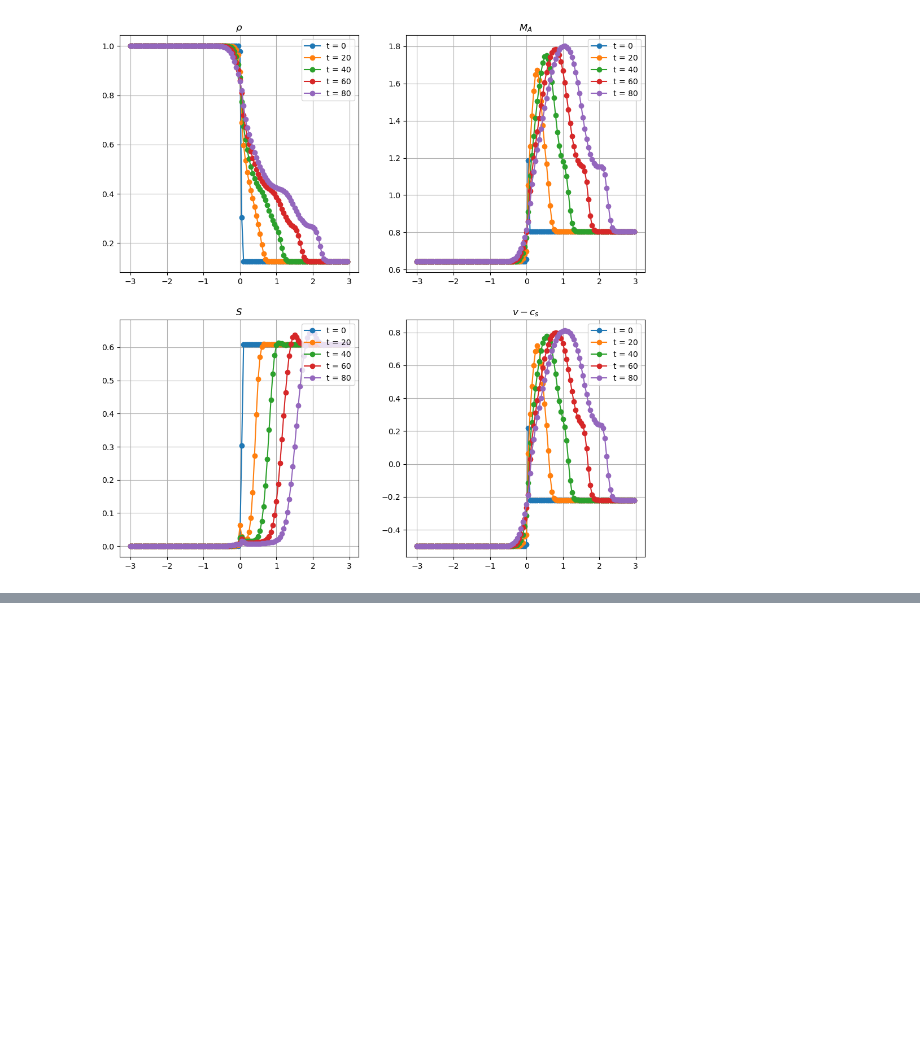
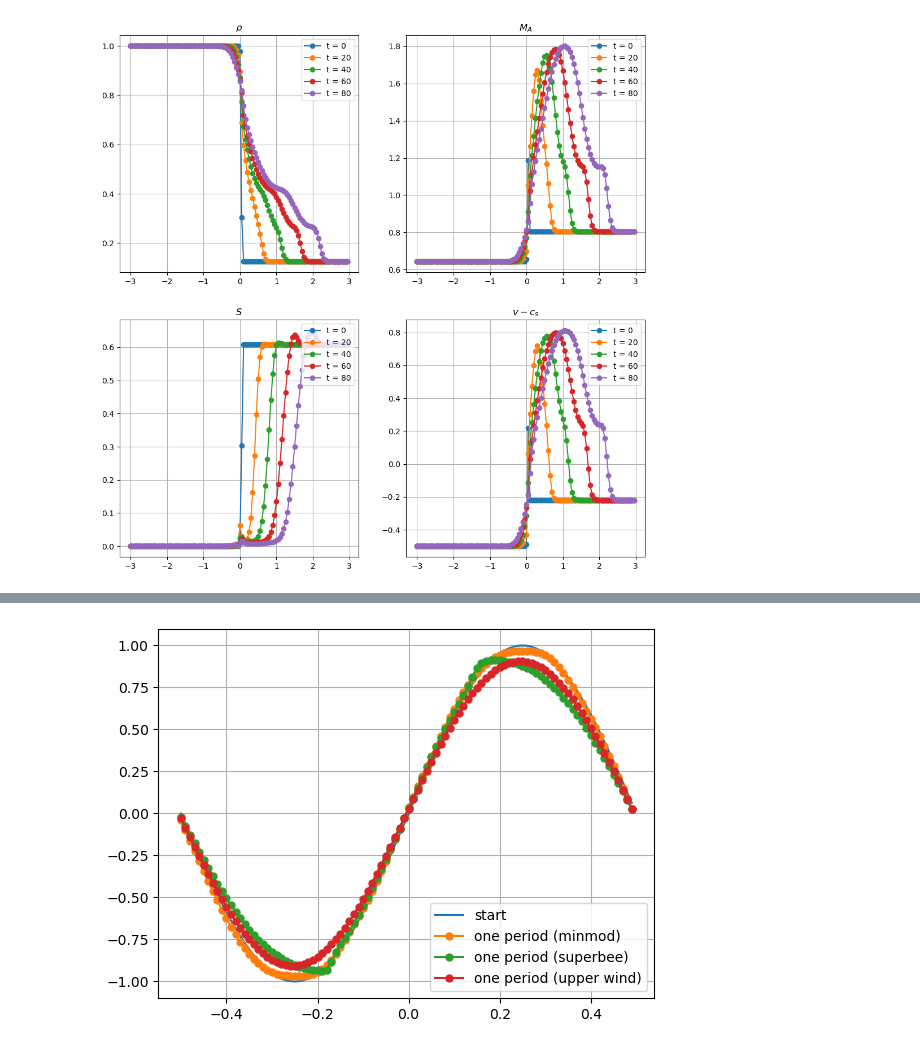
Before and after one commit to Keita-A/RadiativeMHD-simulation, a Jupyter notebook: chap3.ipynb, the cells around one changed output, grey strips where cells are left out. Drawn from its saved outputs; the diff is of its cells as text; code cells hidden in the pictures; blank space fills up the shorter version.

```diff
--- a/chap3.ipynb
+++ b/chap3.ipynb
@@ -237,0 +420,67 @@ plt.show()
+# %%
+def minmod(x, y):
+    return np.sign(x) * np.maximum(0, np.minimum(np.abs(x), np.sign(x)*y))
+
+
+#これでいいはず。下の結果が角ばっているのはsuperbeeを使ったときの特徴らしいし
+def superbee(x, y):
+    return np.maximum(np.zeros(x.shape[0]), np.maximum(np.minimum(2*x, y), np.minimum(x, 2*y)))
+# %%
+dx = 0.01
+dt = 0.005
+x = np.arange(-0.5, 0.5, dx)
+c = -1.0
+
+u = np.sin(2.0*np.pi*x)
+plt.plot(x, u, label='start')
+
+#minmod
+step = int(1.0/dt)
+for t in range(step+1):
+    uL = u + 1/2 * minmod(np.roll(u, -1) - u, u - np.roll(u, 1))
+    uR = np.roll(u, -1) - 1/2 * minmod(np.roll(u, -1) - u, np.roll(u, -2) - np.roll(u, -1))
+    F = 1/2 * c * (uL + uR) - abs(c)/2 * (uR - uL)
+    u_bar = u - dt/dx * (F - np.roll(F, 1))
+    uL_bar = u_bar + 1/2 * minmod(np.roll(u_bar, -1) - u_bar, u_bar - np.roll(u_bar, 1))
+    uR_bar = np.roll(u_bar, -1) - 1/2 * minmod(np.roll(u_bar, -1) - u_bar, np.roll(u_bar, -2) - np.roll(u_bar, -1))
+    F_next = 1/2 * c * (uL_bar + uR_bar) - abs(c)/2 * (uR_bar - uL_bar)
+
+    F = 1/2 * (F + F_next)
+    u = u - dt/dx * (F - np.roll(F, 1))
+
+u_minmod = u.copy()
+plt.plot(x, u_minmod, marker='o', markersize=5, label=f'one period (minmod)')
+
+#superbee
+u = np.sin(2.0*np.pi*x)
+step = int(1.0/dt)
+for t in range(step+1):
+    uL = u + 1/2 * superbee(np.roll(u, -1) - u, u - np.roll(u, 1))
+    uR = np.roll(u, -1) - 1/2 * superbee(np.roll(u, -1) - u, np.roll(u, -2) - np.roll(u, -1))
+    F = 1/2 * c * (uL + uR) - abs(c)/2 * (uR - uL)
+    u_bar = u - dt/dx * (F - np.roll(F, 1))
+    uL_bar = u_bar + 1/2 * superbee(np.roll(u_bar, -1) - u_bar, u_bar - np.roll(u_bar, 1))
+    uR_bar = np.roll(u_bar, -1) - 1/2 * superbee(np.roll(u_bar, -1) - u_bar, np.roll(u_bar, -2) - np.roll(u_bar, -1))
+    F_next = 1/2 * c * (uL_bar + uR_bar) - abs(c)/2 * (uR_bar - uL_bar)
+
+    F = 1/2 * (F + F_next)
+    u = u - dt/dx * (F - np.roll(F, 1))
+
+u_superbee = u.copy()
+plt.plot(x, u_superbee, marker='o', markersize=5, label=f'one period (superbee)')
+
+#1次精度風上差分
+u = np.sin(2.0*np.pi*x)
+step = int(1.0/dt)
+for t in range(step+1):
+    F = 1/2 * (c * u + c * np.roll(u, -1)) - 1/2 * abs(c) * (np.roll(u, -1) - u)
+    u += -dt/dx * (F - np.roll(F, 1))
+
+u_upperwind = u.copy()
+plt.plot(x, u_upperwind, marker='o', markersize=5, label=f'one period (upper wind)')
+
+plt.grid()
+plt.legend(loc='lower right')
+plt.show()
+# %% [output]
+[figure, added]
```
Also changed, not shown: parts of 13 cells of this notebook.
